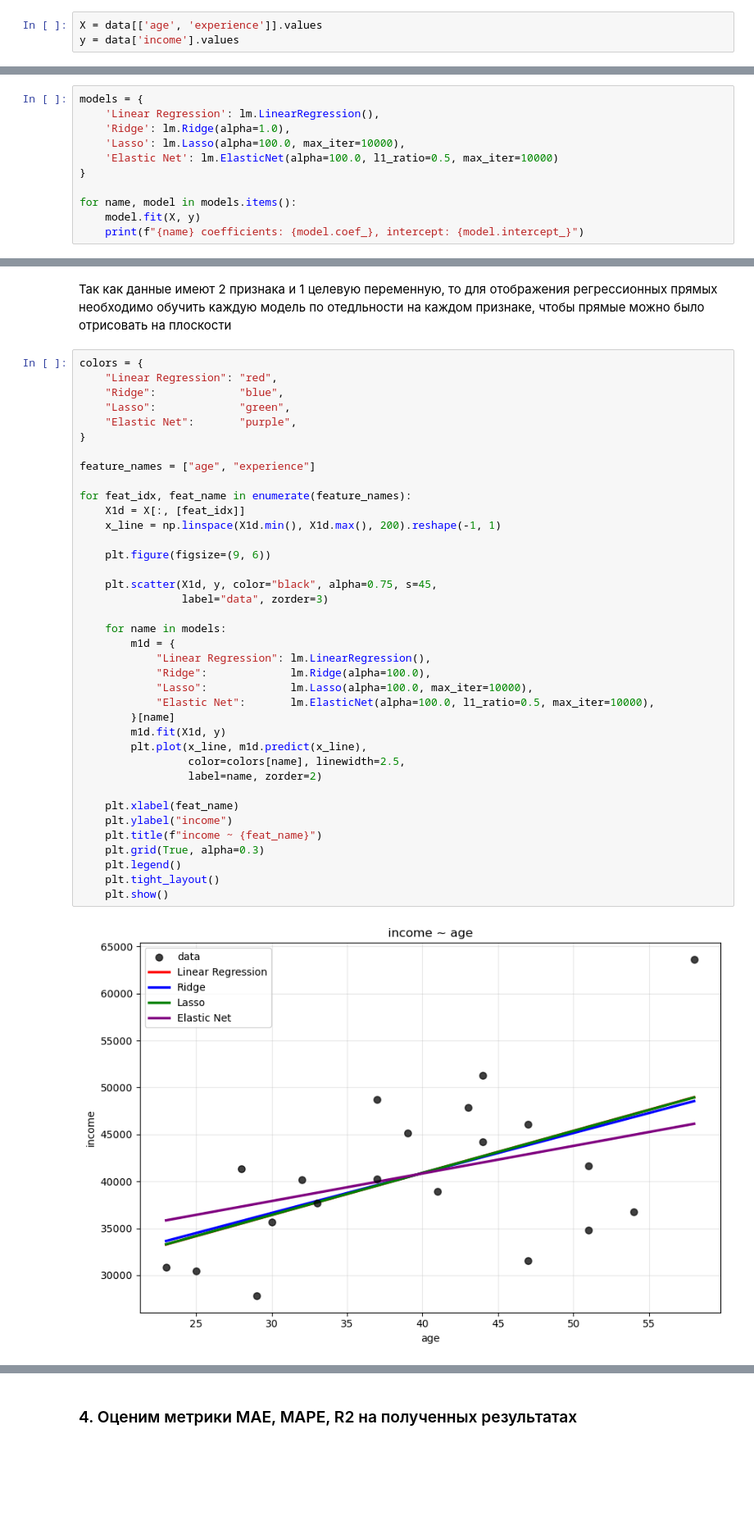
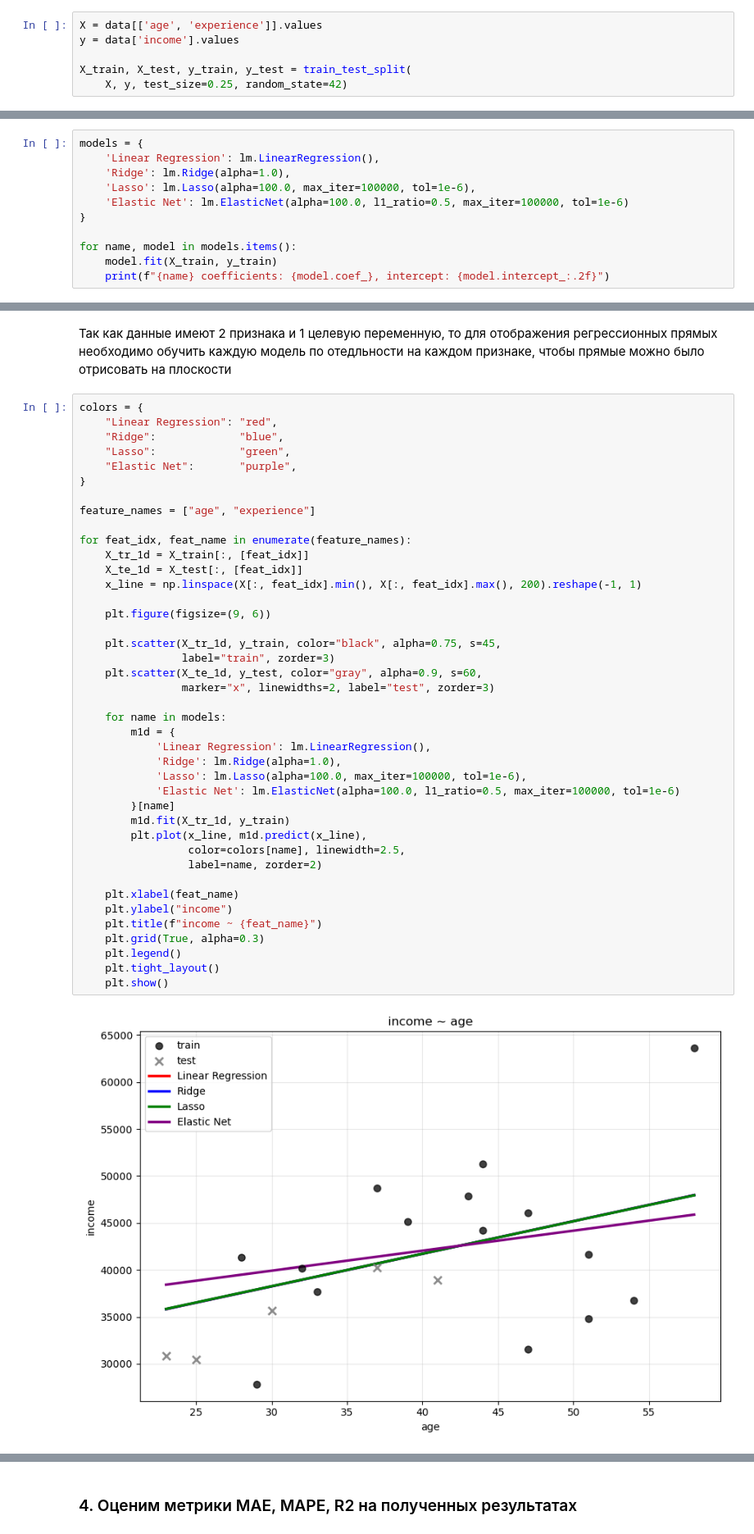
Before and after one commit to NevatusNikita/BFU_ML, a Jupyter notebook: Lab_2/lab_2.ipynb, the cells around one changed output, grey strips where cells are left out. Shown at 82% size. Cells and saved outputs as stored; diff of their text form; blank space fills up the shorter version.

Commit message:
add: added train_test_split and correct parameters in models

```diff
--- a/Lab_2/lab_2.ipynb
+++ b/Lab_2/lab_2.ipynb
@@ -49,6 +50,9 @@ data.describe()
 # %%
 X = data[['age', 'experience']].values
 y = data['income'].values
+
+X_train, X_test, y_train, y_test = train_test_split(
+    X, y, test_size=0.25, random_state=42)
 # %% [markdown]
 ### 2. Реализация метода линейной регрессии с использованием указанных моделей
 # %% [markdown]
@@ -57,11 +61,11 @@ y = data['income'].values
 models = {
     'Linear Regression': lm.LinearRegression(),
     'Ridge': lm.Ridge(alpha=1.0),
-    'Lasso': lm.Lasso(alpha=100.0, max_iter=10000),
-    'Elastic Net': lm.ElasticNet(alpha=100.0, l1_ratio=0.5, max_iter=10000)
+    'Lasso': lm.Lasso(alpha=100.0, max_iter=100000, tol=1e-6),
+    'Elastic Net': lm.ElasticNet(alpha=100.0, l1_ratio=0.5, max_iter=100000, tol=1e-6)
 }
 
 for name, model in models.items():
-    model.fit(X, y)
-    print(f"{name} coefficients: {model.coef_}, intercept: {model.intercept_}")
+    model.fit(X_train, y_train)
+    print(f"{name} coefficients: {model.coef_}, intercept: {model.intercept_:.2f}")
 # %% [output]
@@ -76,40 +80,43 @@ Elastic Net coefficients: [225.80924537 408.69242049], intercept: 29248.27041390
 # %%
 colors = {
     "Linear Regression": "red",
     "Ridge":             "blue",
     "Lasso":             "green",
     "Elastic Net":       "purple",
 }
 
 feature_names = ["age", "experience"]
 
 for feat_idx, feat_name in enumerate(feature_names):
-    X1d = X[:, [feat_idx]]
-    x_line = np.linspace(X1d.min(), X1d.max(), 200).reshape(-1, 1)
+    X_tr_1d = X_train[:, [feat_idx]]
+    X_te_1d = X_test[:, [feat_idx]]
+    x_line = np.linspace(X[:, feat_idx].min(), X[:, feat_idx].max(), 200).reshape(-1, 1)
 
     plt.figure(figsize=(9, 6))
 
-    plt.scatter(X1d, y, color="black", alpha=0.75, s=45,
-                label="data", zorder=3)
+    plt.scatter(X_tr_1d, y_train, color="black", alpha=0.75, s=45,
+                label="train", zorder=3)
+    plt.scatter(X_te_1d, y_test, color="gray", alpha=0.9, s=60,
+                marker="x", linewidths=2, label="test", zorder=3)
 
     for name in models:
         m1d = {
-            "Linear Regression": lm.LinearRegression(),
-            "Ridge":             lm.Ridge(alpha=100.0),
-            "Lasso":             lm.Lasso(alpha=100.0, max_iter=10000),
-            "Elastic Net":       lm.ElasticNet(alpha=100.0, l1_ratio=0.5, max_iter=10000),
+            'Linear Regression': lm.LinearRegression(),
+            'Ridge': lm.Ridge(alpha=1.0),
+            'Lasso': lm.Lasso(alpha=100.0, max_iter=100000, tol=1e-6),
+            'Elastic Net': lm.ElasticNet(alpha=100.0, l1_ratio=0.5, max_iter=100000, tol=1e-6)
         }[name]
-        m1d.fit(X1d, y)
+        m1d.fit(X_tr_1d, y_train)
         plt.plot(x_line, m1d.predict(x_line),
                  color=colors[name], linewidth=2.5,
                  label=name, zorder=2)
 
     plt.xlabel(feat_name)
     plt.ylabel("income")
     plt.title(f"income ~ {feat_name}")
     plt.grid(True, alpha=0.3)
     plt.legend()
     plt.tight_layout()
     plt.show()
 # %% [output]
-[figure, old version]
+[figure, new version]
```
Also changed, not shown: parts of 6 cells of this notebook.
